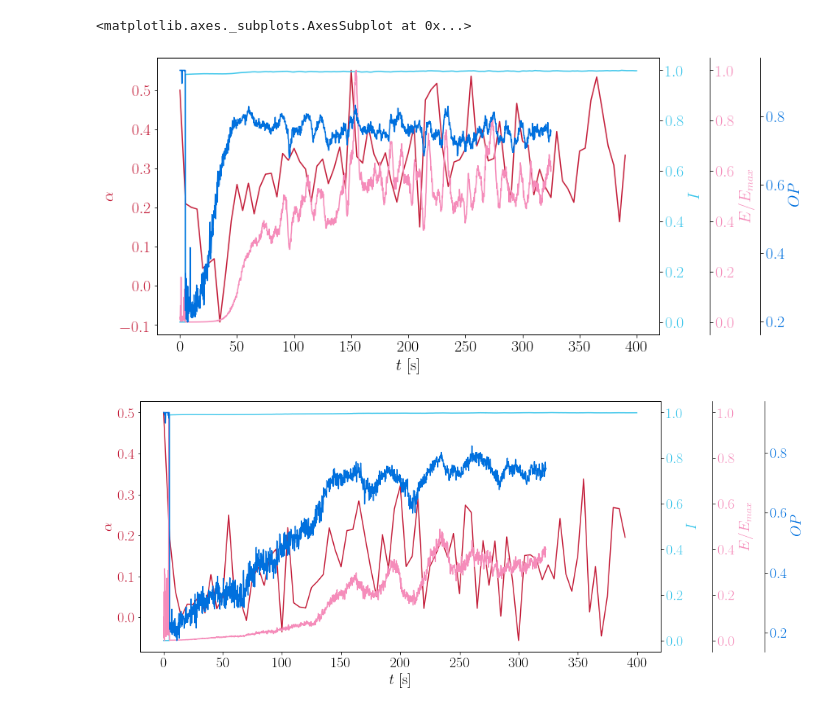
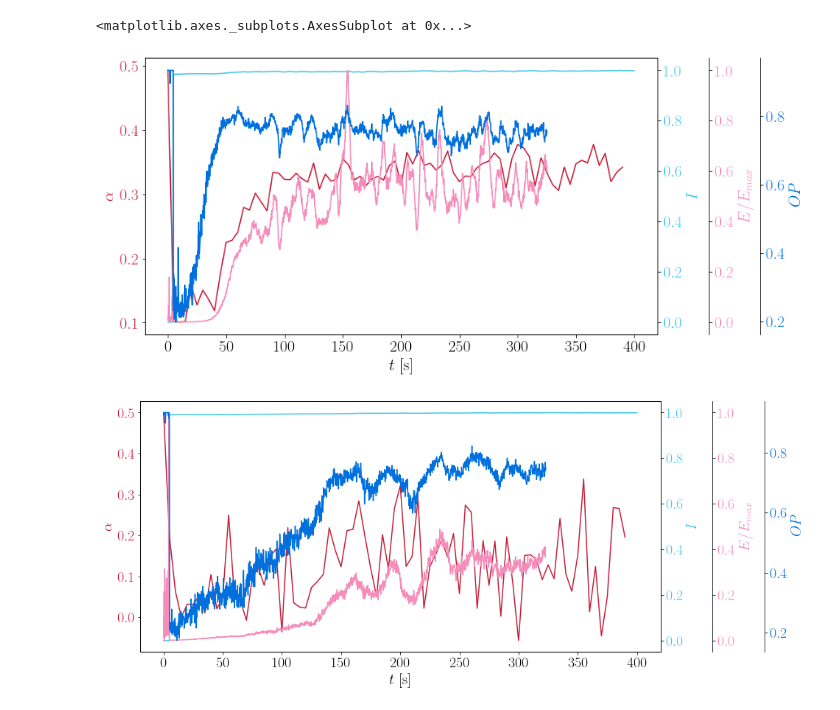
Before and after one commit to ZLoverty/Python, a Jupyter notebook: Correlation/src/fig-2_GNF.ipynb, the cells around one changed output. Drawn from its saved outputs; the diff is of its cells as text; code cells hidden in the pictures.

```diff
--- a/Correlation/src/fig-2_GNF.ipynb
+++ b/Correlation/src/fig-2_GNF.ipynb
@@ -948,25 +952,25 @@ ax
 # %%
 matplotlib.rcParams['figure.figsize'] = 13, 6
 eo = pd.read_csv(r'E:\moreData\06232020\energy_order\01\energy_order.csv')
-k = pd.read_csv(r'E:\moreData\06232020\df2_kinetics\i=50\01\kinetics_data.csv')
+k = pd.read_csv(r'E:\moreData\06232020\df2_kinetics_norm\01\kinetics_data.csv')
 i = pd.read_csv(r'E:\moreData\06232020\overall_intensity\01\intensity.csv')
 fig, ax = plot_kinetics(k, i, seg_length=50)
 ax1 = ax.twinx()
 color = wowcolor(6)
 ax1.set_ylabel('$E/E_{max}$', color=color)
 ax1.plot(eo.t, eo.E/eo.E.max(), color=color)
 ax1.tick_params(axis='y', labelcolor=color)
 ax1.spines["right"].set_position(("axes", 1.1))
 ax2 = ax.twinx()
 color = wowcolor(8)
 ax2.set_ylabel('$OP$', color=color)
 ax2.plot(eo.t, eo.OP, color=color)
 ax2.tick_params(axis='y', labelcolor=color)
 ax2.spines["right"].set_position(("axes", 1.2))
 plt.tight_layout()
 fig.savefig(r'E:\Google Drive\Research projects\DF\Figures\fig2-GNF\kinetics_E_OP\60n0.png', dpi=300, fmt='png')
 # %% [output]
-[figure, old version]
+[figure, new version]
 # %%
 eo = pd.read_csv(r'E:\moreData\06232020\energy_order\04\energy_order.csv')
 k = pd.read_csv(r'E:\moreData\06232020\df2_kinetics\i=50\04\kinetics_data.csv')
```
Also changed, not shown: parts of 5 cells of this notebook, 6 other files.
